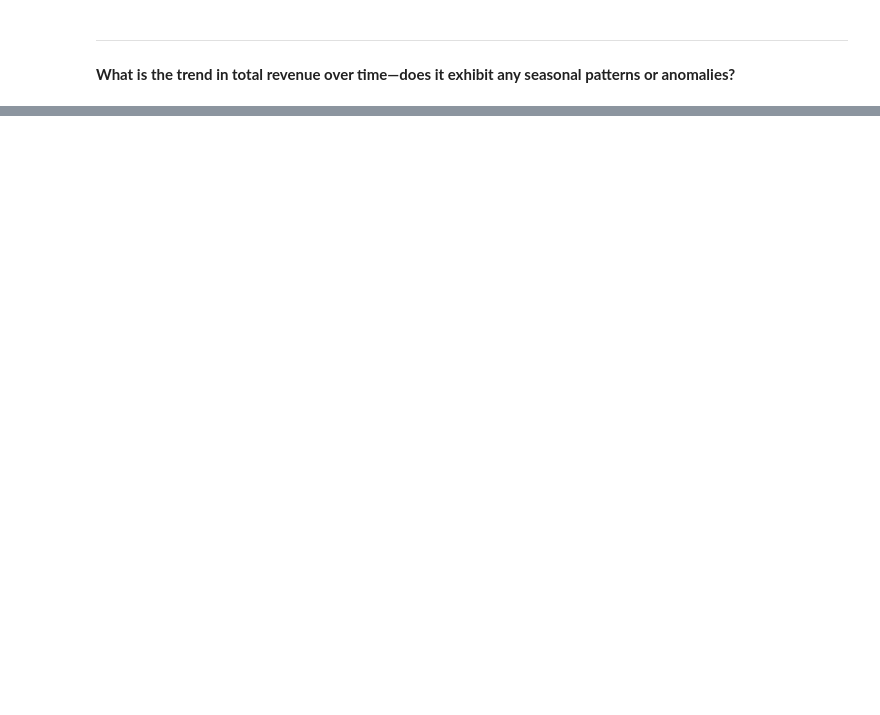
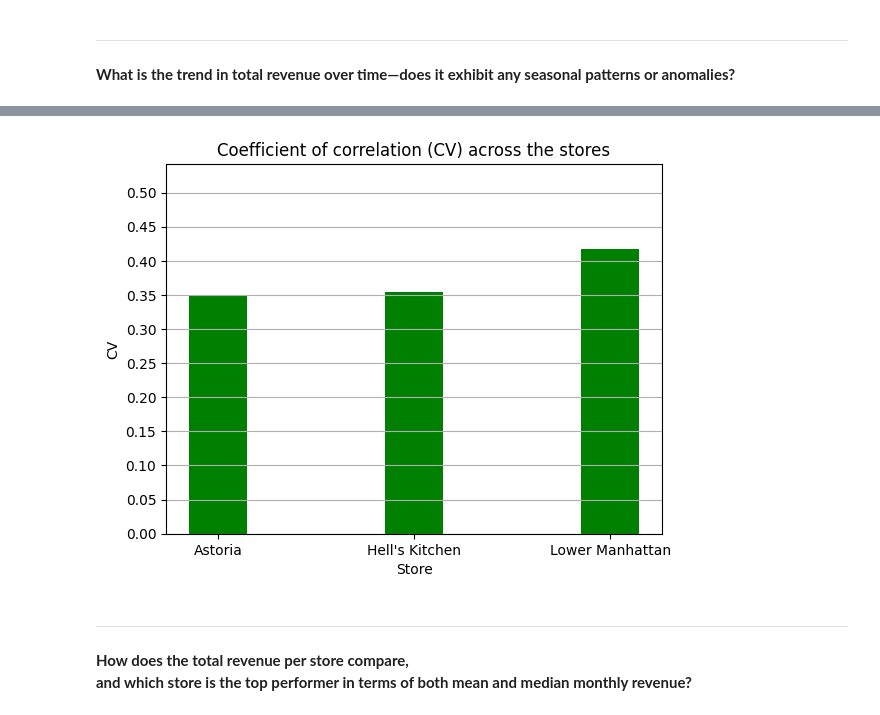
Before and after one commit to Michael-Kornilich/coffee_shop_analysis, a Jupyter notebook: script.ipynb, the cells around one changed output, grey strips where cells are left out. Drawn from its saved outputs; the diff is of its cells as text; code cells hidden in the pictures; blank space fills up the shorter version.

```diff
--- a/script.ipynb
+++ b/script.ipynb
@@ -204,0 +244,28 @@ ax.set_ylabel("Revenue");
+# %%
+stddev = records.groupby("store_location",observed=True)["transaction_qty"].std()
+mean = records.groupby("store_location",observed=True)["transaction_qty"].mean()
+
+cv_coefficient = stddev / mean
+# %%
+# charting
+ax = plt.subplot()
+ax.bar(
+    x=cv_coefficient.index,
+    height=cv_coefficient.to_numpy(),
+    width=0.3,
+    color="green"
+)
+ax.set_ylim(0,cv_coefficient.max()*1.3)
+ax.set_yticks(
+    np.arange(0,cv_coefficient.max()*1.3,0.05)
+)
+ax.set_title("Coefficient of correlation (CV) across the stores")
+ax.set_xlabel("Store")
+ax.set_ylabel("CV")
+ax.grid(axis="y")
+# %% [output]
+[figure, added]
+# %% [markdown]
+---
+**How does the total revenue per store compare,\
+and which store is the top performer in terms of both mean and median monthly revenue?**
```
Also changed, not shown: parts of 16 cells of this notebook, 1 other file.
